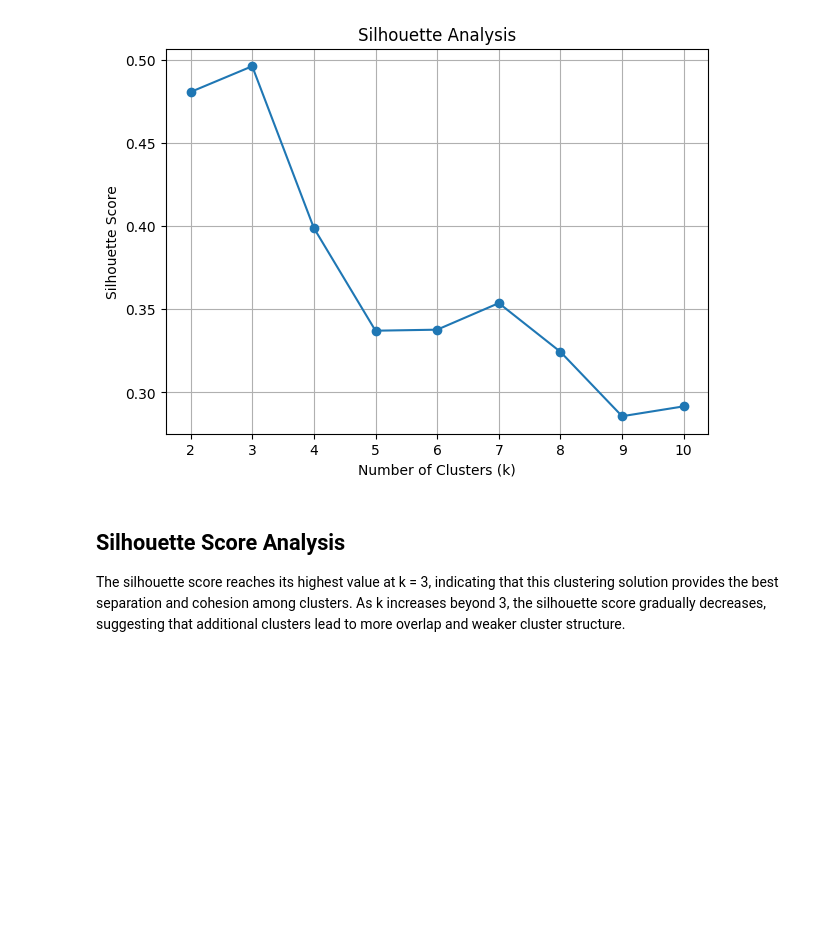
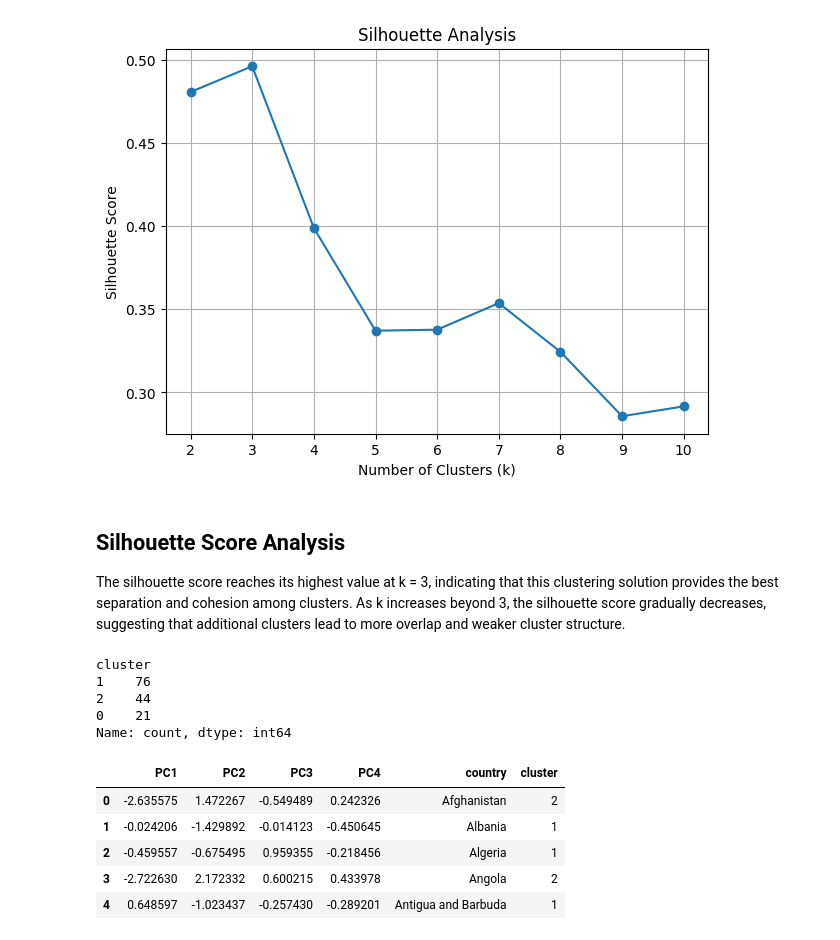
Before and after one commit to fermow/SBU-Data-Science-2026, a Jupyter notebook: Assignment_2/jupyter_notebooks_and_reports/Untitled.ipynb, the cells around one changed output. Drawn from its saved outputs; the diff is of its cells as text; code cells hidden in the pictures; blank space fills up the shorter version.

```diff
--- a/Assignment_2/jupyter_notebooks_and_reports/Untitled.ipynb
+++ b/Assignment_2/jupyter_notebooks_and_reports/Untitled.ipynb
@@ -385,0 +393,17 @@ The silhouette score reaches its highest value at k = 3, indicating that this cl
+# %%
+clean_pca_df['cluster'].value_counts()
+# %% [output]
+cluster
+1    76
+2    44
+0    21
+Name: count, dtype: int64
+# %%
+clean_pca_df.head()
+# %% [output]
+|  | PC1 | PC2 | PC3 | PC4 | country | cluster |
+| 0 | -2.635575 | 1.472267 | -0.549489 | 0.242326 | Afghanistan | 2 |
+| 1 | -0.024206 | -1.429892 | -0.014123 | -0.450645 | Albania | 1 |
+| 2 | -0.459557 | -0.675495 | 0.959355 | -0.218456 | Algeria | 1 |
+| 3 | -2.722630 | 2.172332 | 0.600215 | 0.433978 | Angola | 2 |
+| 4 | 0.648597 | -1.023437 | -0.257430 | -0.289201 | Antigua and Barbuda | 1 |
```
Also changed, not shown: parts of 5 cells of this notebook.
